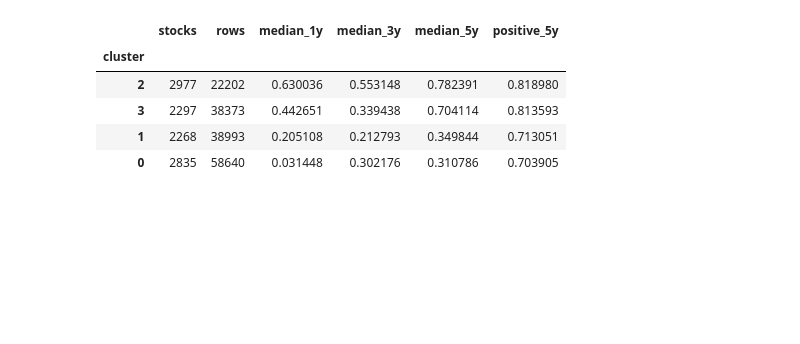
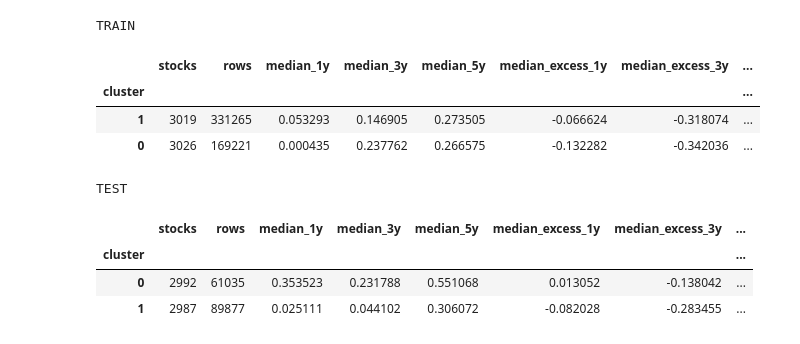
Before and after one commit to CaptainCaswell/COMP440-FinData, a Jupyter notebook: notebooks/kmean_clusters_analysis.ipynb, the cells around one changed output. Cells and saved outputs as stored; diff of their text form; code cells hidden in the pictures; blank space fills up the shorter version.

Commit message:
Switch to excess.

```diff
--- a/notebooks/kmean_clusters_analysis.ipynb
+++ b/notebooks/kmean_clusters_analysis.ipynb
@@ -4,13 +1,15 @@ MAX_DEPTH = 2
 # %%
 # Load cluster
-
 import pandas as pd
 import numpy as np
 
-df = pd.read_parquet(
-    f"../logs/kmean/clustered_data_gen1_depth{MAX_DEPTH}.parquet"
-)
+BEST_CLUSTER = 0
 
-# Outputs rows, columns
-df.shape
+train_df = pd.read_parquet( "../logs/kmean/train_clustered_gen1.parquet" )
+
+test_df = pd.read_parquet( "../logs/kmean/test_clustered_gen1.parquet" )
+
+print( "(Rows, Columns)" )
+print( "Train:", train_df.shape )
+print( "Test:", test_df.shape )
 # %% [output]
@@ -135,22 +184,42 @@ dtype: float64
 # %%
 # Compare stock performance
+def cluster_performance(df):
+    return (
+        df.groupby("cluster")
+          .agg(
+              stocks=("ticker", "nunique"),
+              rows=("ticker", "count"),
 
-cluster_performance = df.groupby("cluster").agg(
-    stocks=("ticker","nunique"),
-    rows=("ticker","count"),
-    median_1y=("future_ret_1y","median"),
-    median_3y=("future_ret_3y","median"),
-    median_5y=("future_ret_5y","median"),
-    positive_5y=("future_ret_5y", lambda x: (x > 0).mean())
-)
+              median_1y=("future_ret_1y", "median"),
+              median_3y=("future_ret_3y", "median"),
+              median_5y=("future_ret_5y", "median"),
 
-cluster_performance.sort_values("median_5y", ascending=False)
+              median_excess_1y=("future_excess_1y", "median"),
+              median_excess_3y=("future_excess_3y", "median"),
+              median_excess_5y=("future_excess_5y", "median"),
+
+              positive_5y=("future_ret_5y", lambda x: (x > 0).mean()),
+              beats_spy_5y=("future_excess_5y", lambda x: (x > 0).mean())
+          )
+          .sort_values("median_excess_5y", ascending=False)
+    )
+
+print("TRAIN")
+cluster_performance(train_df)
 # %% [output]
+TRAIN
-|  | stocks | rows | median_1y | median_3y | median_5y | positive_5y |
-| cluster |  |  |  |  |  |  |
-| 2 | 2977 | 22202 | 0.630036 | 0.553148 | 0.782391 | 0.818980 |
-| 3 | 2297 | 38373 | 0.442651 | 0.339438 | 0.704114 | 0.813593 |
-| 1 | 2268 | 38993 | 0.205108 | 0.212793 | 0.349844 | 0.713051 |
-| 0 | 2835 | 58640 | 0.031448 | 0.302176 | 0.310786 | 0.703905 |
+|  | stocks | rows | median_1y | median_3y | median_5y | median_excess_1y | median_excess_3y | ... |
+| cluster |  |  |  |  |  |  |  | ... |
+| 1 | 3019 | 331265 | 0.053293 | 0.146905 | 0.273505 | -0.066624 | -0.318074 | ... |
+| 0 | 3026 | 169221 | 0.000435 | 0.237762 | 0.266575 | -0.132282 | -0.342036 | ... |
+# %%
+print("TEST")
+cluster_performance(test_df)
+# %% [output]
+TEST
+|  | stocks | rows | median_1y | median_3y | median_5y | median_excess_1y | median_excess_3y | ... |
+| cluster |  |  |  |  |  |  |  | ... |
+| 0 | 2992 | 61035 | 0.353523 | 0.231788 | 0.551068 | 0.013052 | -0.138042 | ... |
+| 1 | 2987 | 89877 | 0.025111 | 0.044102 | 0.306072 | -0.082028 | -0.283455 | ... |
 # %%
 # Top 50 stocks in best cluster
```
Also changed, not shown: parts of 10 cells of this notebook, 1 other file.
